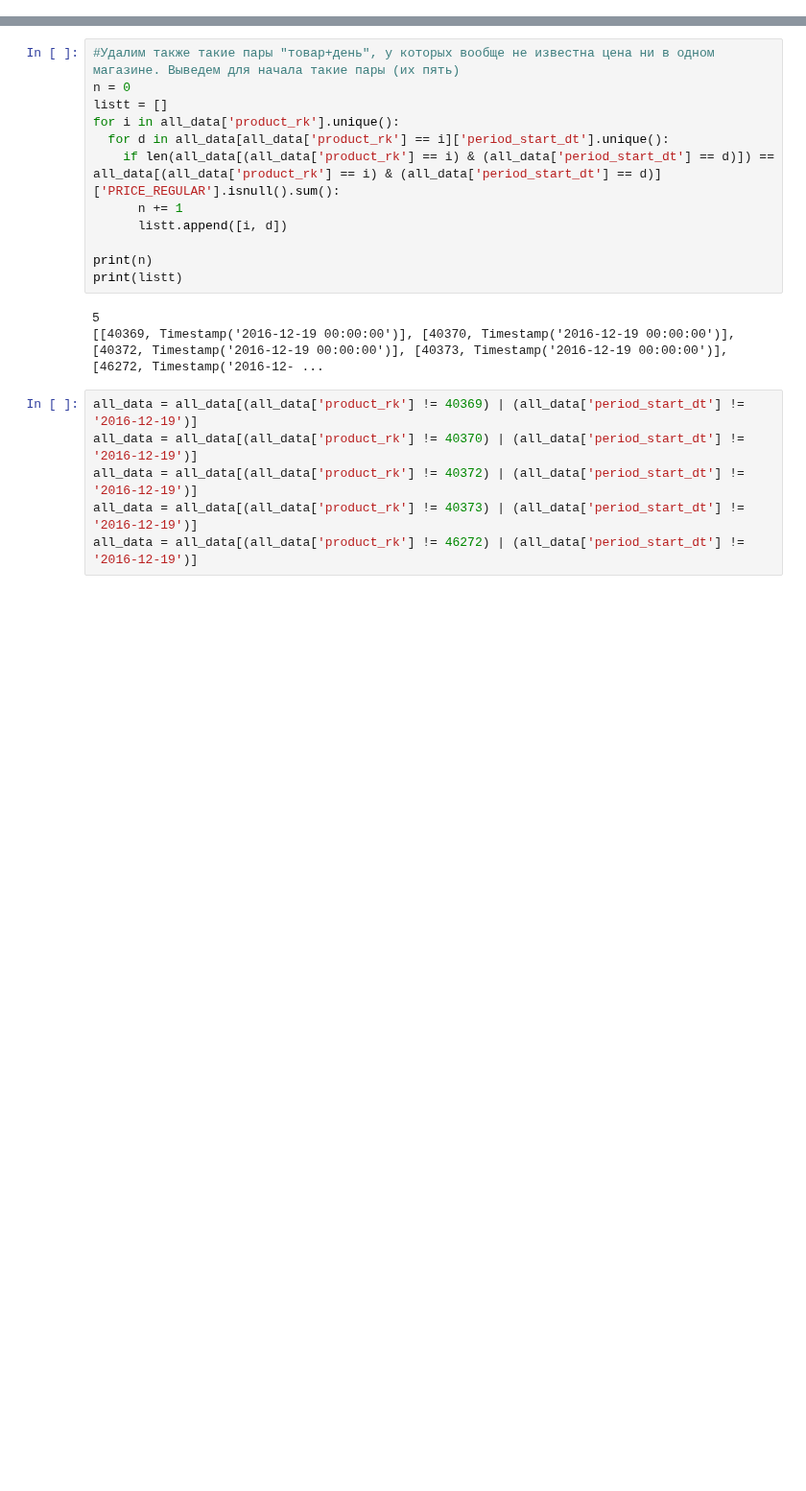
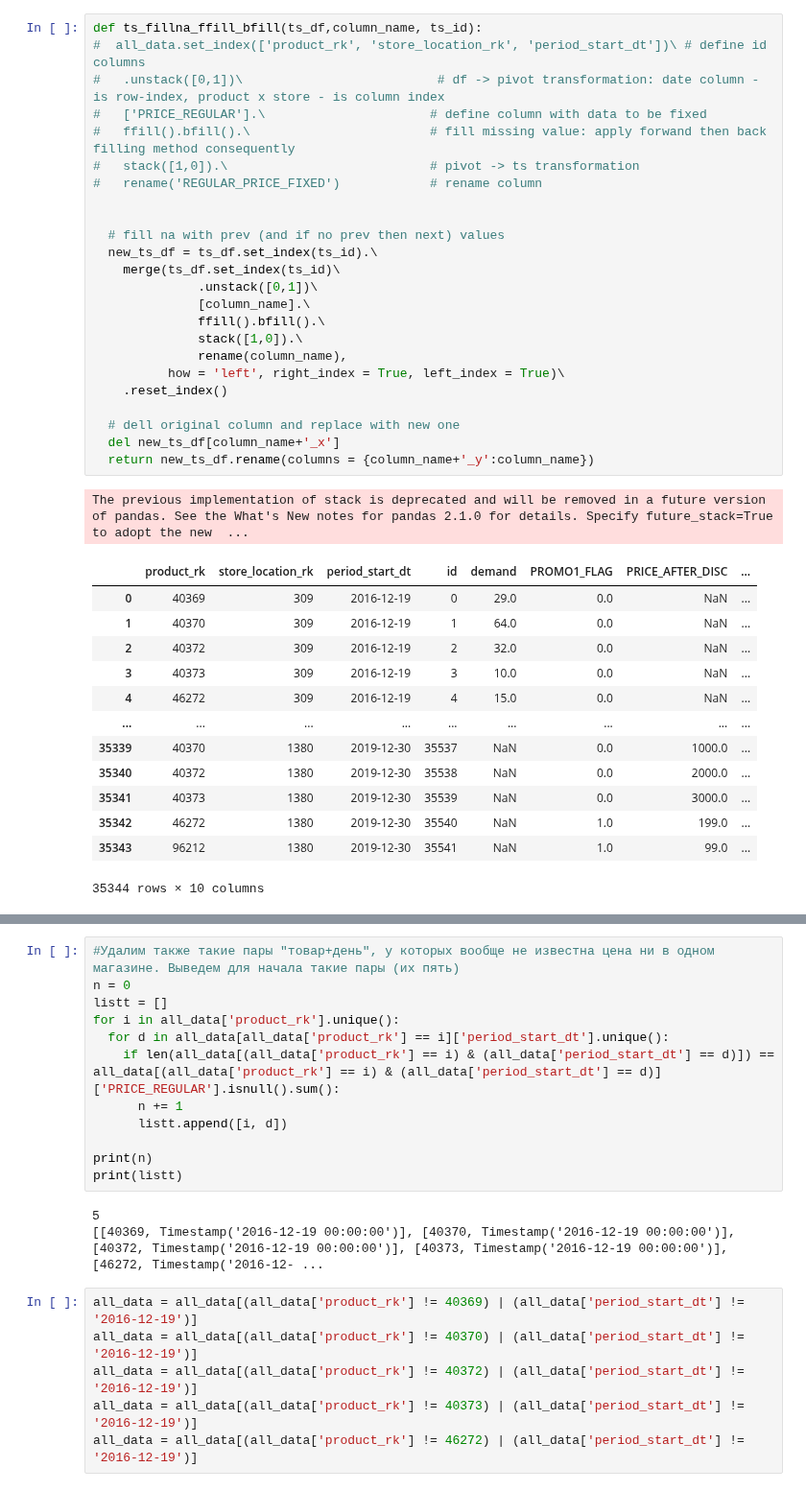
Before and after one commit to aromanenko/ATSF, a Jupyter notebook: hw3_solution_example.ipynb, the cells around one changed output, grey strips where cells are left out. Shown at 96% size. Cells and saved outputs as stored; diff of their text form; blank space fills up the shorter version.

```diff
--- a/hw3_solution_example.ipynb
+++ b/hw3_solution_example.ipynb
@@ -129,0 +251,39 @@ all_data #удалилось 15 наблюдений
+# %%
+def ts_fillna_ffill_bfill(ts_df,column_name, ts_id):
+#  all_data.set_index(['product_rk', 'store_location_rk', 'period_start_dt'])\ # define id columns
+#   .unstack([0,1])\                          # df -> pivot transformation: date column - is row-index, product x store - is column index
+#   ['PRICE_REGULAR'].\                      # define column with data to be fixed
+#   ffill().bfill().\                        # fill missing value: apply forwand then back filling method consequently
+#   stack([1,0]).\                           # pivot -> ts transformation
+#   rename('REGULAR_PRICE_FIXED')            # rename column
+
+
+  # fill na with prev (and if no prev then next) values
+  new_ts_df = ts_df.set_index(ts_id).\
+    merge(ts_df.set_index(ts_id)\
+              .unstack([0,1])\
+              [column_name].\
+              ffill().bfill().\
+              stack([1,0]).\
+              rename(column_name),
+          how = 'left', right_index = True, left_index = True)\
+    .reset_index()
+
+  # dell original column and replace with new one
+  del new_ts_df[column_name+'_x']
+  return new_ts_df.rename(columns = {column_name+'_y':column_name})
+# %% [output]
+The previous implementation of stack is deprecated and will be removed in a future version of pandas. See the What's New notes for pandas 2.1.0 for details. Specify future_stack=True to adopt the new  ...
+|  | product_rk | store_location_rk | period_start_dt | id | demand | PROMO1_FLAG | PRICE_AFTER_DISC | ... |
+| 0 | 40369 | 309 | 2016-12-19 | 0 | 29.0 | 0.0 | NaN | ... |
+| 1 | 40370 | 309 | 2016-12-19 | 1 | 64.0 | 0.0 | NaN | ... |
+| 2 | 40372 | 309 | 2016-12-19 | 2 | 32.0 | 0.0 | NaN | ... |
+| 3 | 40373 | 309 | 2016-12-19 | 3 | 10.0 | 0.0 | NaN | ... |
+| 4 | 46272 | 309 | 2016-12-19 | 4 | 15.0 | 0.0 | NaN | ... |
+| ... | ... | ... | ... | ... | ... | ... | ... | ... |
+| 35339 | 40370 | 1380 | 2019-12-30 | 35537 | NaN | 0.0 | 1000.0 | ... |
+| 35340 | 40372 | 1380 | 2019-12-30 | 35538 | NaN | 0.0 | 2000.0 | ... |
+| 35341 | 40373 | 1380 | 2019-12-30 | 35539 | NaN | 0.0 | 3000.0 | ... |
+| 35342 | 46272 | 1380 | 2019-12-30 | 35540 | NaN | 1.0 | 199.0 | ... |
+| 35343 | 96212 | 1380 | 2019-12-30 | 35541 | NaN | 1.0 | 99.0 | ... |
+35344 rows × 10 columns
```
Also changed, not shown: parts of 35 cells of this notebook.
